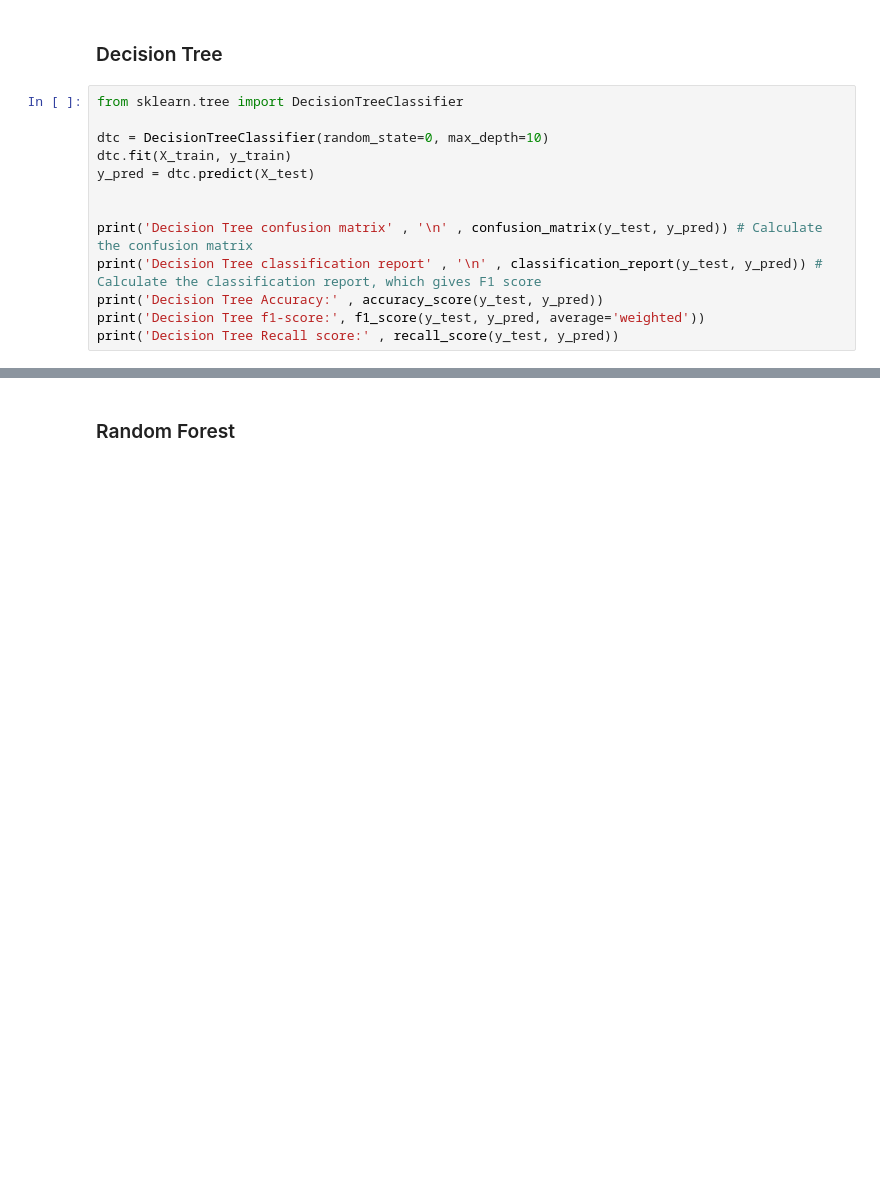
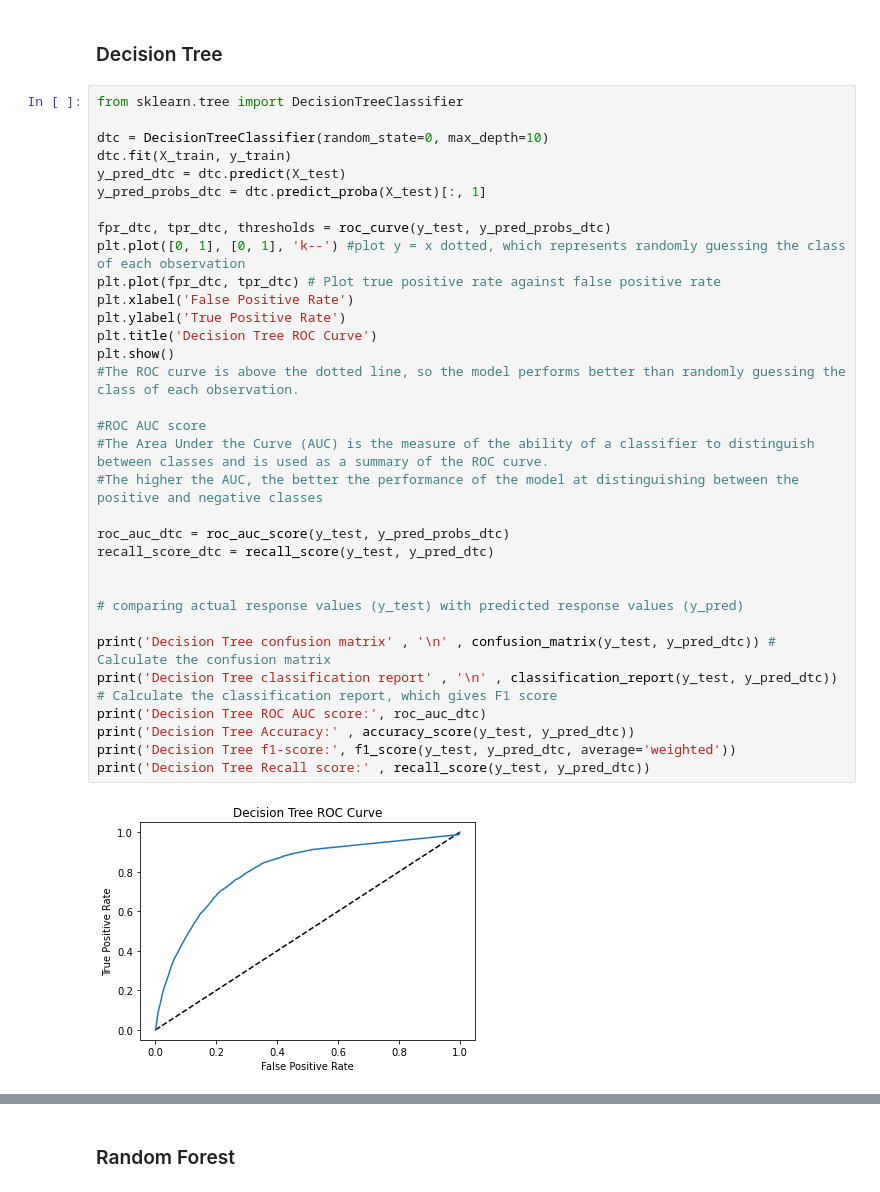
Before and after one commit to andreaeddyricci/Heart-Disease-Capstone, a Jupyter notebook: Heart Disease Pre-processing and Modeling.ipynb, the cells around one changed output, grey strips where cells are left out. Saved outputs shown, nothing was run; the diff lists cells and outputs as text; blank space fills up the shorter version.

```diff
--- a/Heart Disease Pre-processing and Modeling.ipynb
+++ b/Heart Disease Pre-processing and Modeling.ipynb
@@ -223,17 +307,38 @@ Naive Bayes Recall score: 0.6960730593607306
 # %%
 from sklearn.tree import DecisionTreeClassifier
 
 dtc = DecisionTreeClassifier(random_state=0, max_depth=10)
 dtc.fit(X_train, y_train)
-y_pred = dtc.predict(X_test)
+y_pred_dtc = dtc.predict(X_test)
+y_pred_probs_dtc = dtc.predict_proba(X_test)[:, 1]
+
+fpr_dtc, tpr_dtc, thresholds = roc_curve(y_test, y_pred_probs_dtc)
+plt.plot([0, 1], [0, 1], 'k--') #plot y = x dotted, which represents randomly guessing the class of each observation
+plt.plot(fpr_dtc, tpr_dtc) # Plot true positive rate against false positive rate
+plt.xlabel('False Positive Rate')
+plt.ylabel('True Positive Rate')
+plt.title('Decision Tree ROC Curve')
+plt.show()
+#The ROC curve is above the dotted line, so the model performs better than randomly guessing the class of each observation.
+
+#ROC AUC score
+#The Area Under the Curve (AUC) is the measure of the ability of a classifier to distinguish between classes and is used as a summary of the ROC curve.
+#The higher the AUC, the better the performance of the model at distinguishing between the positive and negative classes
+
+roc_auc_dtc = roc_auc_score(y_test, y_pred_probs_dtc)
+recall_score_dtc = recall_score(y_test, y_pred_dtc)
 
 
-print('Decision Tree confusion matrix' , '\n' , confusion_matrix(y_test, y_pred)) # Calculate the confusion matrix
-print('Decision Tree classification report' , '\n' , classification_report(y_test, y_pred)) # Calculate the classification report, which gives F1 score
-print('Decision Tree Accuracy:' , accuracy_score(y_test, y_pred))
-print('Decision Tree f1-score:', f1_score(y_test, y_pred, average='weighted'))
-print('Decision Tree Recall score:' , recall_score(y_test, y_pred))
+# comparing actual response values (y_test) with predicted response values (y_pred)
+
+print('Decision Tree confusion matrix' , '\n' , confusion_matrix(y_test, y_pred_dtc)) # Calculate the confusion matrix
+print('Decision Tree classification report' , '\n' , classification_report(y_test, y_pred_dtc)) # Calculate the classification report, which gives F1 score
+print('Decision Tree ROC AUC score:', roc_auc_dtc)
+print('Decision Tree Accuracy:' , accuracy_score(y_test, y_pred_dtc))
+print('Decision Tree f1-score:', f1_score(y_test, y_pred_dtc, average='weighted'))
+print('Decision Tree Recall score:' , recall_score(y_test, y_pred_dtc))
 # %% [output]
+[figure, added]
 Decision Tree confusion matrix
  [[57925   559]
  [ 4958   517]]
```
Also changed, not shown: parts of 32 cells of this notebook.
